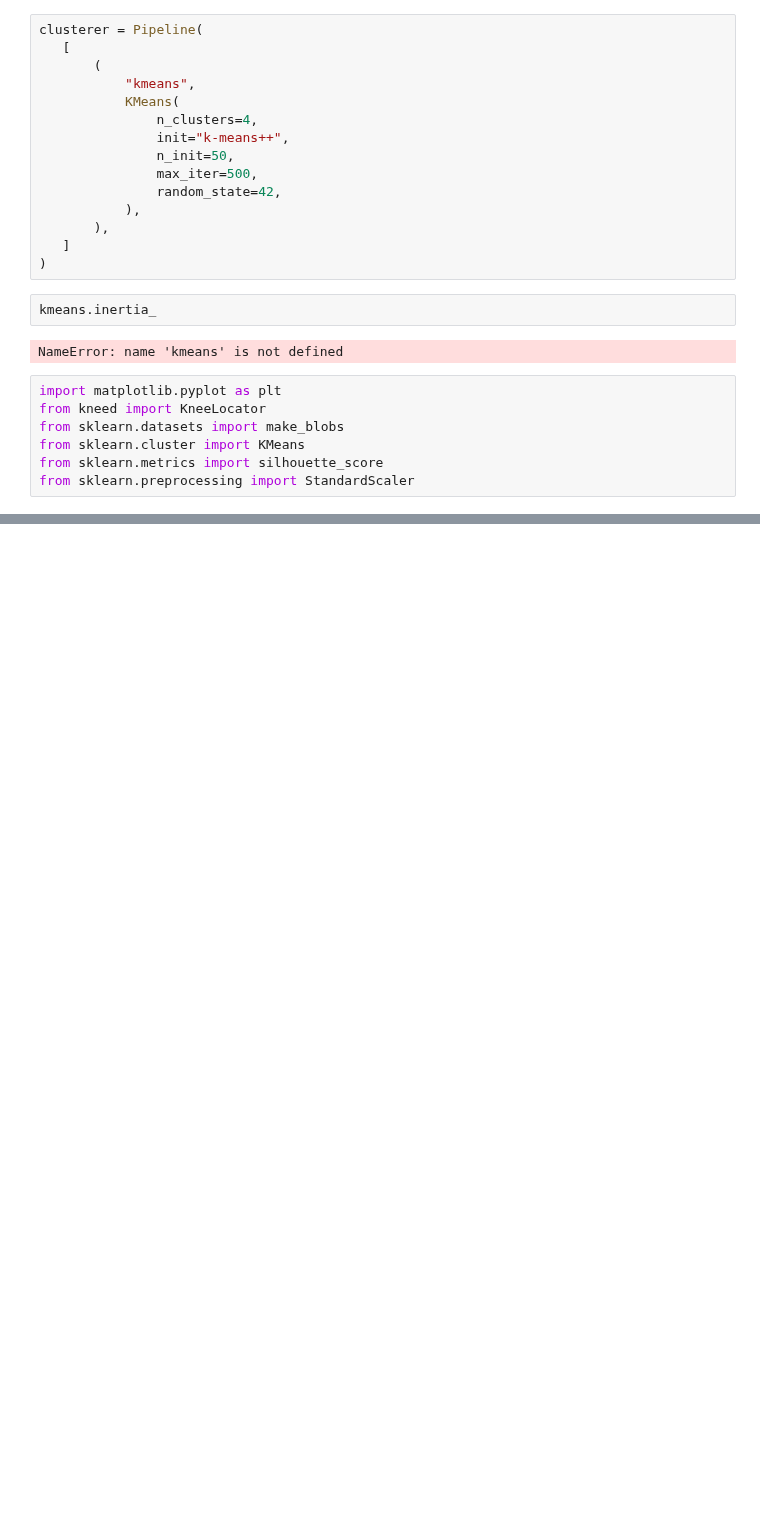
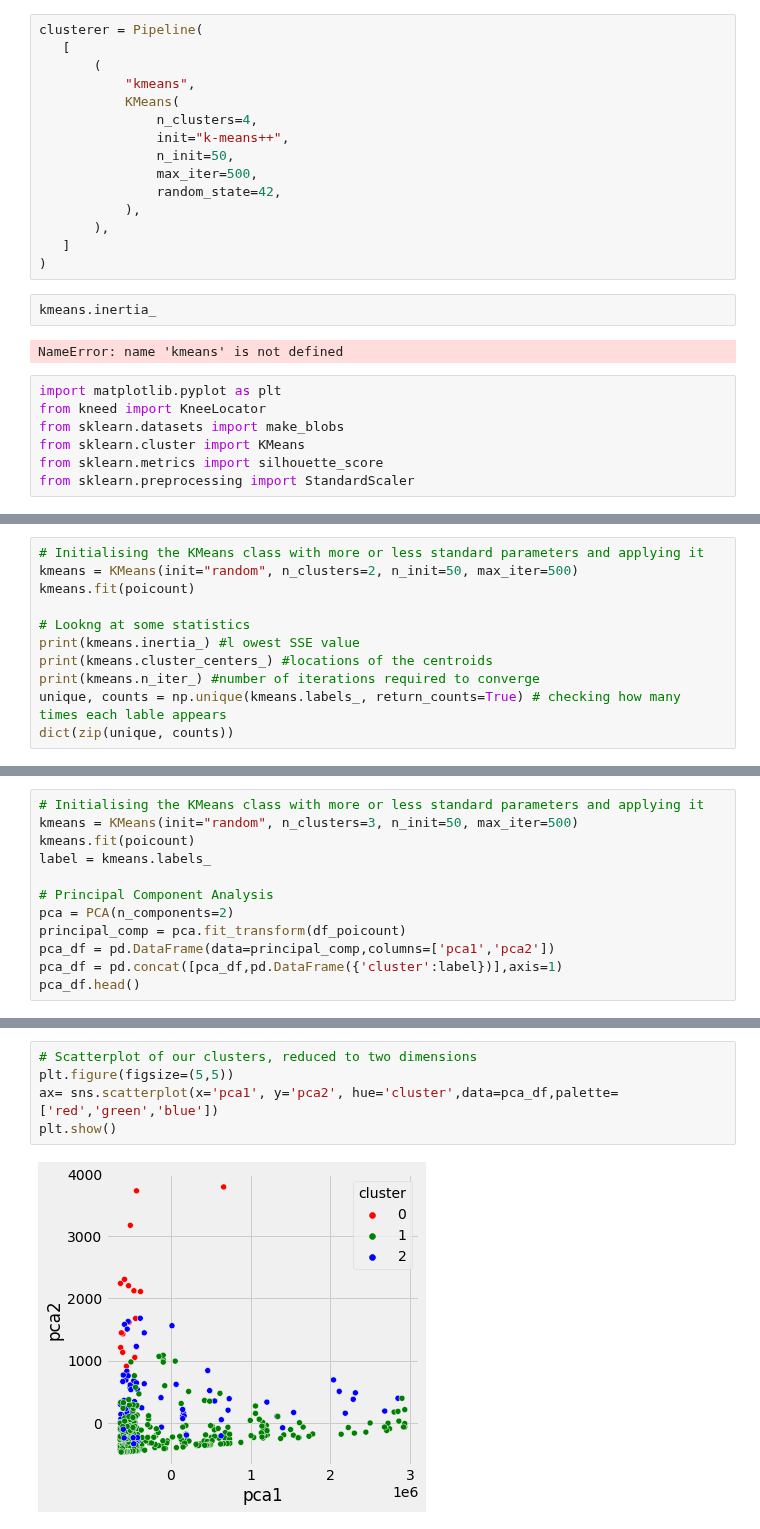
Before and after one commit to TechLabs-Berlin/wt21-way-to-go, a Jupyter notebook: machine_learning/kmeans_clustering_trial.ipynb, the cells around one changed output, grey strips where cells are left out. Saved outputs shown, nothing was run; the diff lists cells and outputs as text; blank space fills up the shorter version.

```diff
--- a/machine_learning/kmeans_clustering_trial.ipynb
+++ b/machine_learning/kmeans_clustering_trial.ipynb
@@ -84,0 +268,11 @@ from sklearn.preprocessing import StandardScaler
+# %%
+# Initialising the KMeans class with more or less standard parameters and applying it
+kmeans = KMeans(init="random", n_clusters=2, n_init=50, max_iter=500)
+kmeans.fit(poicount)
+
+# Lookng at some statistics
+print(kmeans.inertia_) #l owest SSE value
+print(kmeans.cluster_centers_) #locations of the centroids
+print(kmeans.n_iter_) #number of iterations required to converge
+unique, counts = np.unique(kmeans.labels_, return_counts=True) # checking how many times each lable appears
+dict(zip(unique, counts))
@@ -84,0 +298,12 @@ from sklearn.preprocessing import StandardScaler
+# %%
+# Initialising the KMeans class with more or less standard parameters and applying it
+kmeans = KMeans(init="random", n_clusters=3, n_init=50, max_iter=500)
+kmeans.fit(poicount)
+label = kmeans.labels_
+
+# Principal Component Analysis
+pca = PCA(n_components=2)
+principal_comp = pca.fit_transform(df_poicount)
+pca_df = pd.DataFrame(data=principal_comp,columns=['pca1','pca2'])
+pca_df = pd.concat([pca_df,pd.DataFrame({'cluster':label})],axis=1)
+pca_df.head()
@@ -84,0 +317,7 @@ from sklearn.preprocessing import StandardScaler
+# %%
+# Scatterplot of our clusters, reduced to two dimensions
+plt.figure(figsize=(5,5))
+ax= sns.scatterplot(x='pca1', y='pca2', hue='cluster',data=pca_df,palette=['red','green','blue'])
+plt.show()
+# %% [output]
+[figure, added]
```
Also changed, not shown: parts of 23 cells of this notebook, 1 other file.
